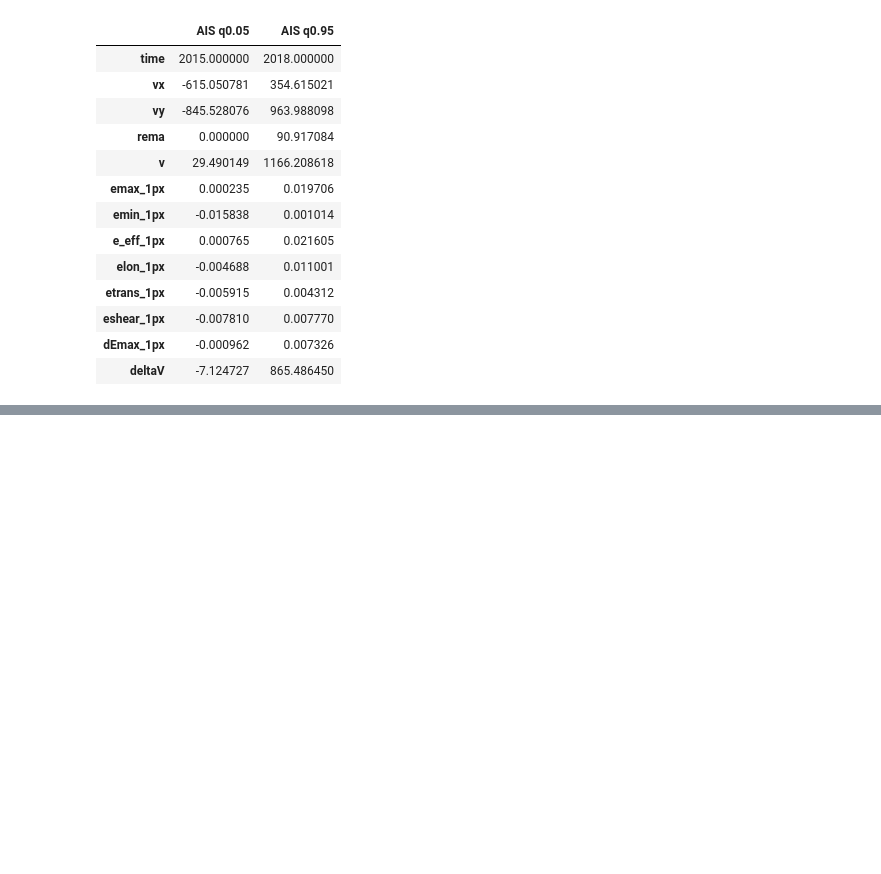
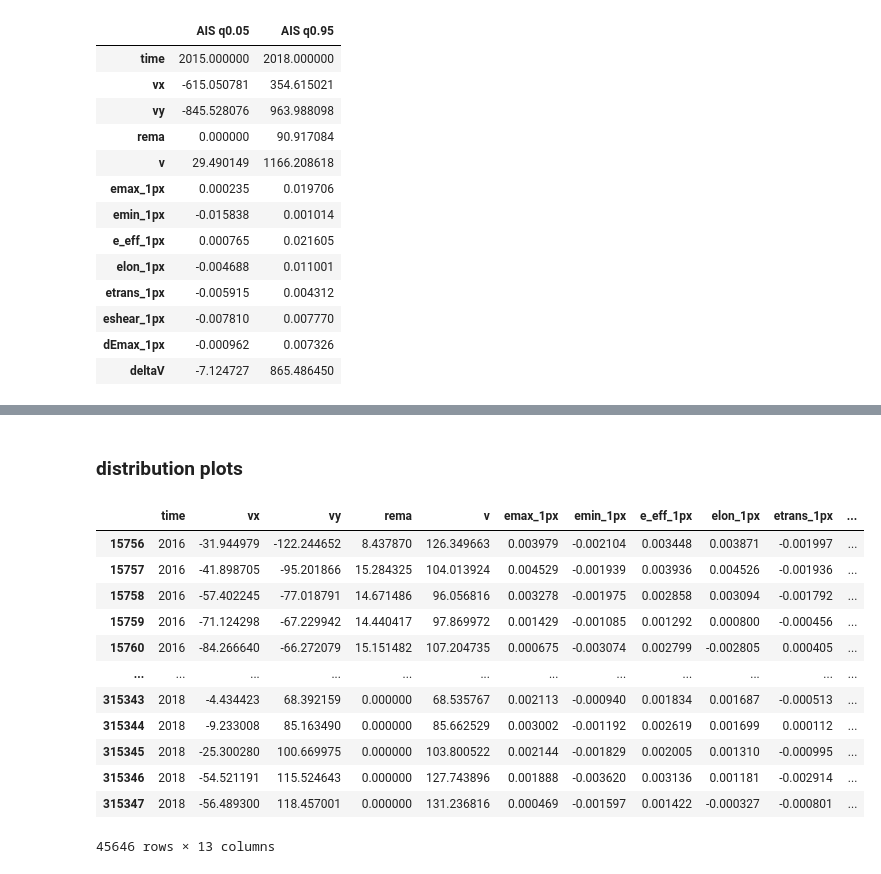
Before and after one commit to mizeboud/antarctic-damage-change, a Jupyter notebook: notebooks/data_input_ranges.ipynb, the cells around one changed output, grey strips where cells are left out. Saved outputs shown, nothing was run; the diff lists cells and outputs as text; code cells hidden in the pictures; blank space fills up the shorter version.

```diff
--- a/notebooks/data_input_ranges.ipynb
+++ b/notebooks/data_input_ranges.ipynb
@@ -395,0 +603,21 @@ display( pd.DataFrame(data_pxs_ais.quantile([0.05,0.95])).transpose().rename(col
+# %% [markdown]
+### distribution plots
+# %%
+
+xvar_list=['rema', 'v', 'emax_1px', 'emin_1px', 'e_eff_1px', 'elon_1px', 'etrans_1px', 'eshear_1px', 'dEmax_1px', 'deltaV']
+data_pxs_ais.dropna(subset=xvar_list, axis='index',inplace=True,  how='any') # Drop rows which contain missing values.
+data_pxs_ais
+# %% [output]
+|  | time | vx | vy | rema | v | emax_1px | emin_1px | e_eff_1px | elon_1px | etrans_1px | ... |
+| 15756 | 2016 | -31.944979 | -122.244652 | 8.437870 | 126.349663 | 0.003979 | -0.002104 | 0.003448 | 0.003871 | -0.001997 | ... |
+| 15757 | 2016 | -41.898705 | -95.201866 | 15.284325 | 104.013924 | 0.004529 | -0.001939 | 0.003936 | 0.004526 | -0.001936 | ... |
+| 15758 | 2016 | -57.402245 | -77.018791 | 14.671486 | 96.056816 | 0.003278 | -0.001975 | 0.002858 | 0.003094 | -0.001792 | ... |
+| 15759 | 2016 | -71.124298 | -67.229942 | 14.440417 | 97.869972 | 0.001429 | -0.001085 | 0.001292 | 0.000800 | -0.000456 | ... |
+| 15760 | 2016 | -84.266640 | -66.272079 | 15.151482 | 107.204735 | 0.000675 | -0.003074 | 0.002799 | -0.002805 | 0.000405 | ... |
+| ... | ... | ... | ... | ... | ... | ... | ... | ... | ... | ... | ... |
+| 315343 | 2018 | -4.434423 | 68.392159 | 0.000000 | 68.535767 | 0.002113 | -0.000940 | 0.001834 | 0.001687 | -0.000513 | ... |
+| 315344 | 2018 | -9.233008 | 85.163490 | 0.000000 | 85.662529 | 0.003002 | -0.001192 | 0.002619 | 0.001699 | 0.000112 | ... |
+| 315345 | 2018 | -25.300280 | 100.669975 | 0.000000 | 103.800522 | 0.002144 | -0.001829 | 0.002005 | 0.001310 | -0.000995 | ... |
+| 315346 | 2018 | -54.521191 | 115.524643 | 0.000000 | 127.743896 | 0.001888 | -0.003620 | 0.003136 | 0.001181 | -0.002914 | ... |
+| 315347 | 2018 | -56.489300 | 118.457001 | 0.000000 | 131.236816 | 0.000469 | -0.001597 | 0.001422 | -0.000327 | -0.000801 | ... |
+45646 rows × 13 columns
```
Also changed, not shown: parts of 20 cells of this notebook.
